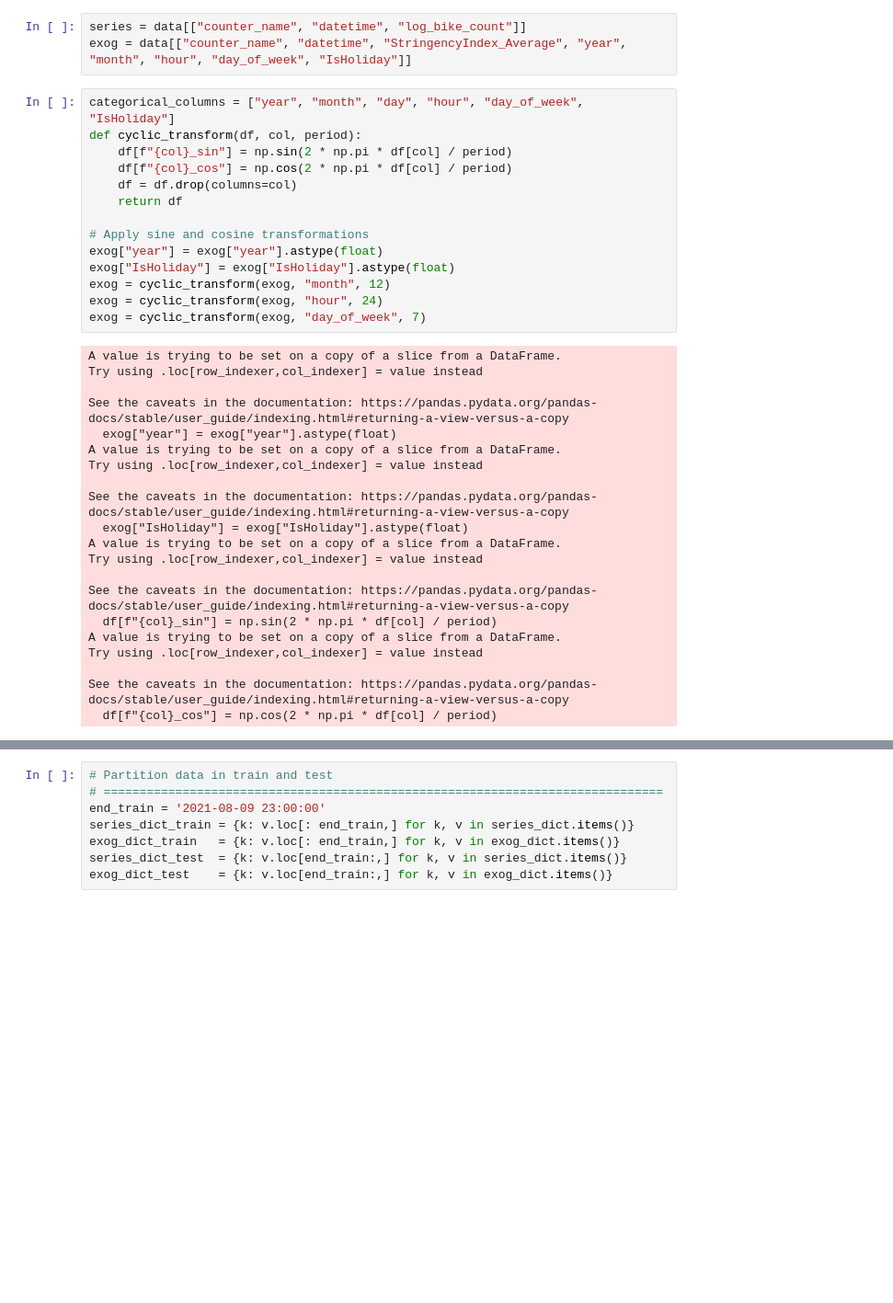
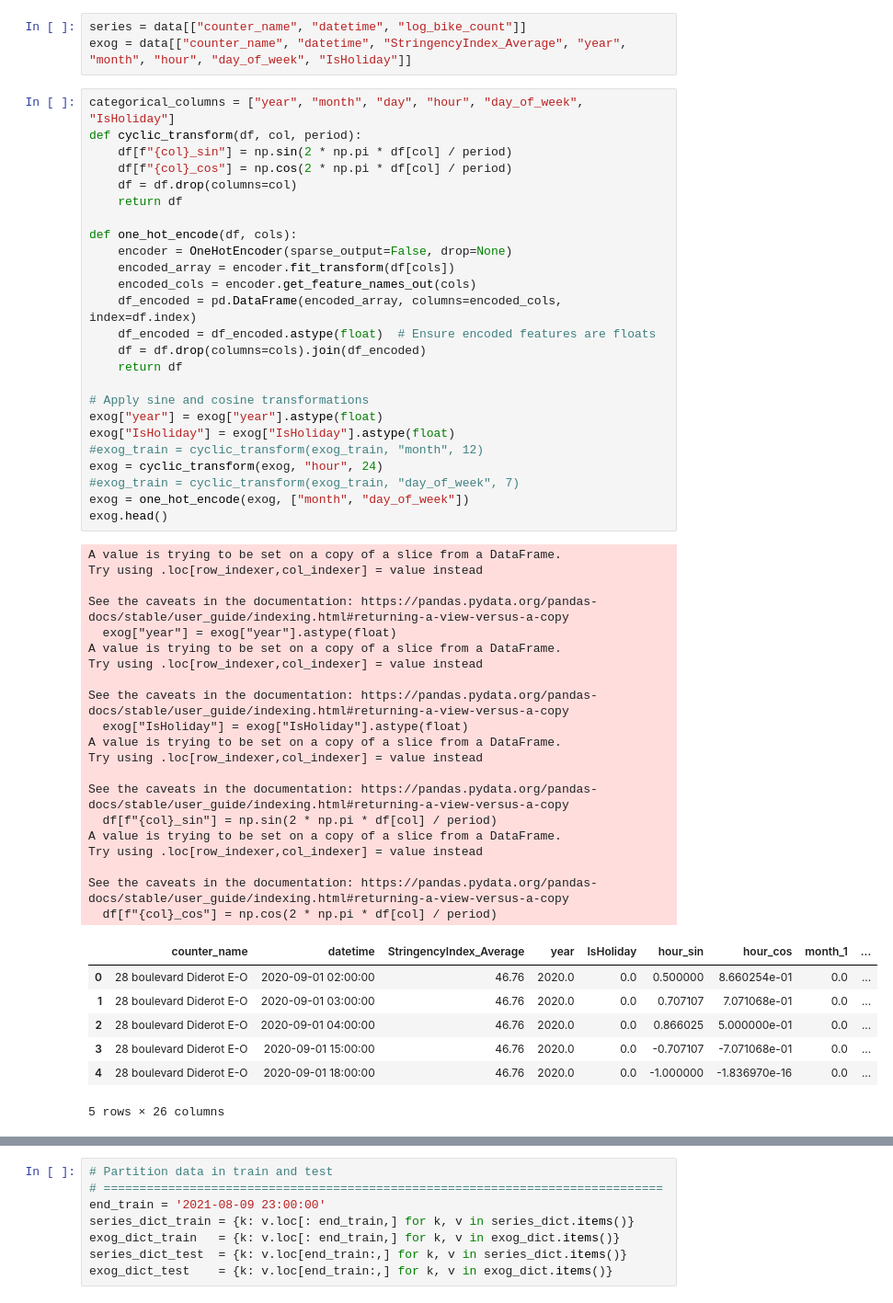
Before and after one commit to maximotk/bike_counters, a Jupyter notebook: Forecasting.ipynb, the cells around one changed output, grey strips where cells are left out. Shown at 92% size. Saved outputs shown, nothing was run; the diff lists cells and outputs as text; blank space fills up the shorter version.

```diff
--- a/Forecasting.ipynb
+++ b/Forecasting.ipynb
@@ -75,35 +75,53 @@ def cyclic_transform(df, col, period):
     df[f"{col}_sin"] = np.sin(2 * np.pi * df[col] / period)
     df[f"{col}_cos"] = np.cos(2 * np.pi * df[col] / period)
     df = df.drop(columns=col)
     return df
 
+def one_hot_encode(df, cols):
+    encoder = OneHotEncoder(sparse_output=False, drop=None)
+    encoded_array = encoder.fit_transform(df[cols])
+    encoded_cols = encoder.get_feature_names_out(cols)
+    df_encoded = pd.DataFrame(encoded_array, columns=encoded_cols, index=df.index)
+    df_encoded = df_encoded.astype(float)  # Ensure encoded features are floats
+    df = df.drop(columns=cols).join(df_encoded)
+    return df
+
 # Apply sine and cosine transformations
 exog["year"] = exog["year"].astype(float)
 exog["IsHoliday"] = exog["IsHoliday"].astype(float)
-exog = cyclic_transform(exog, "month", 12)
+#exog_train = cyclic_transform(exog_train, "month", 12)
 exog = cyclic_transform(exog, "hour", 24)
-exog = cyclic_transform(exog, "day_of_week", 7)
+#exog_train = cyclic_transform(exog_train, "day_of_week", 7)
+exog = one_hot_encode(exog, ["month", "day_of_week"])
+exog.head()
 # %% [output]
 A value is trying to be set on a copy of a slice from a DataFrame.
 Try using .loc[row_indexer,col_indexer] = value instead
 
 See the caveats in the documentation: https://pandas.pydata.org/pandas-docs/stable/user_guide/indexing.html#returning-a-view-versus-a-copy
   exog["year"] = exog["year"].astype(float)
 A value is trying to be set on a copy of a slice from a DataFrame.
 Try using .loc[row_indexer,col_indexer] = value instead
 
 See the caveats in the documentation: https://pandas.pydata.org/pandas-docs/stable/user_guide/indexing.html#returning-a-view-versus-a-copy
   exog["IsHoliday"] = exog["IsHoliday"].astype(float)
 A value is trying to be set on a copy of a slice from a DataFrame.
 Try using .loc[row_indexer,col_indexer] = value instead
 
 See the caveats in the documentation: https://pandas.pydata.org/pandas-docs/stable/user_guide/indexing.html#returning-a-view-versus-a-copy
   df[f"{col}_sin"] = np.sin(2 * np.pi * df[col] / period)
 A value is trying to be set on a copy of a slice from a DataFrame.
 Try using .loc[row_indexer,col_indexer] = value instead
 
 See the caveats in the documentation: https://pandas.pydata.org/pandas-docs/stable/user_guide/indexing.html#returning-a-view-versus-a-copy
   df[f"{col}_cos"] = np.cos(2 * np.pi * df[col] / period)
+|  | counter_name | datetime | StringencyIndex_Average | year | IsHoliday | hour_sin | hour_cos | month_1 | ... |
+| 0 | 28 boulevard Diderot E-O | 2020-09-01 02:00:00 | 46.76 | 2020.0 | 0.0 | 0.500000 | 8.660254e-01 | 0.0 | ... |
+| 1 | 28 boulevard Diderot E-O | 2020-09-01 03:00:00 | 46.76 | 2020.0 | 0.0 | 0.707107 | 7.071068e-01 | 0.0 | ... |
+| 2 | 28 boulevard Diderot E-O | 2020-09-01 04:00:00 | 46.76 | 2020.0 | 0.0 | 0.866025 | 5.000000e-01 | 0.0 | ... |
+| 3 | 28 boulevard Diderot E-O | 2020-09-01 15:00:00 | 46.76 | 2020.0 | 0.0 | -0.707107 | -7.071068e-01 | 0.0 | ... |
+| 4 | 28 boulevard Diderot E-O | 2020-09-01 18:00:00 | 46.76 | 2020.0 | 0.0 | -1.000000 | -1.836970e-16 | 0.0 | ... |
+5 rows × 26 columns
 # %%
 exog.head()
 # %% [output]
```
Also changed, not shown: parts of 17 cells of this notebook, 1 other file.
